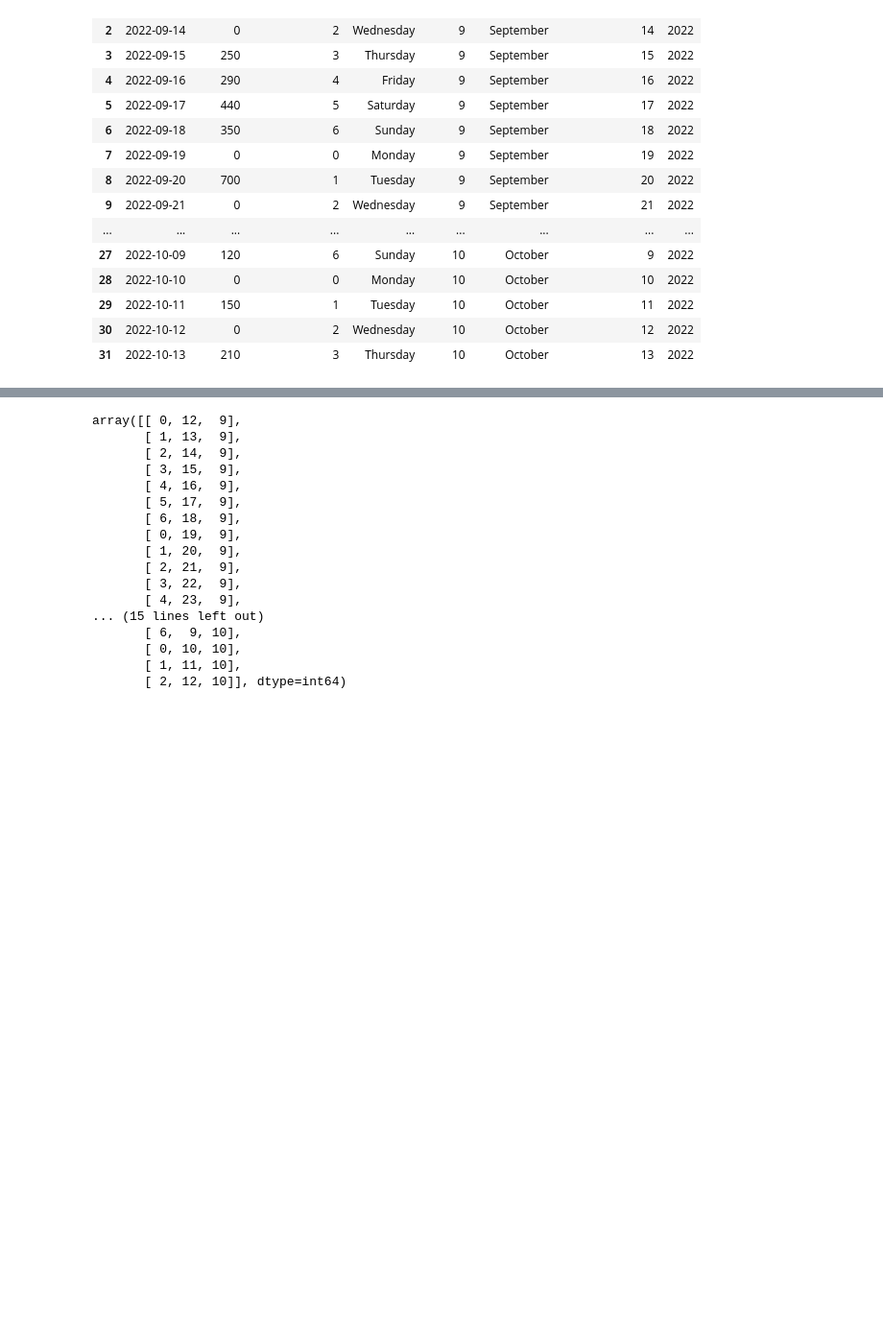
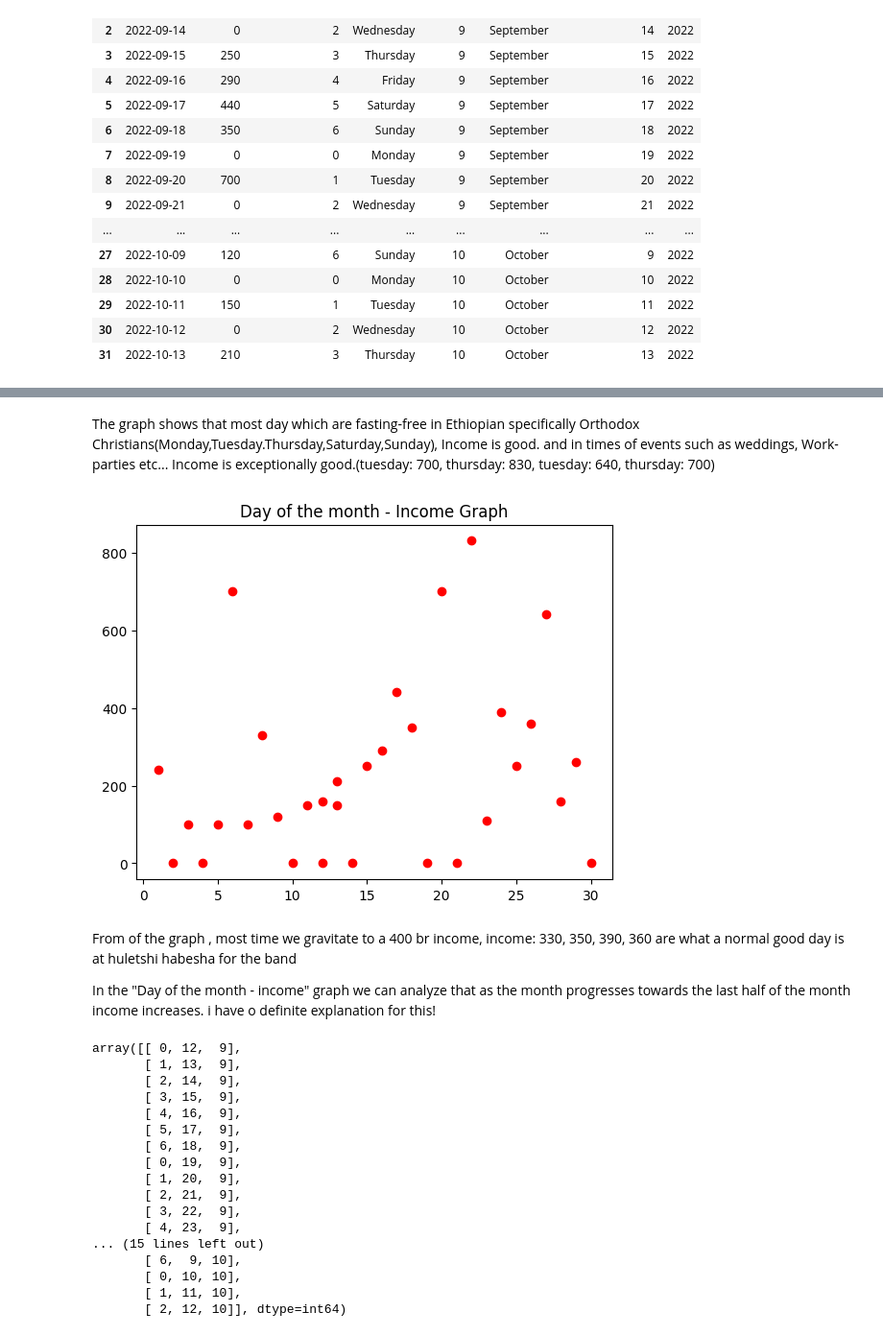
Before and after one commit to EyuaelB/huletshi_shilmat, a Jupyter notebook: shilmat_notebook.ipynb, the cells around one changed output, grey strips where cells are left out. Shown at 96% size. Cells and saved outputs as stored; diff of their text form; code cells hidden in the pictures; blank space fills up the shorter version.

```diff
--- a/shilmat_notebook.ipynb
+++ b/shilmat_notebook.ipynb
@@ -46 +67,13 @@ df
+# %% [markdown]
+The graph shows that most day which are fasting-free in Ethiopian specifically Orthodox Christians(Monday,Tuesday.Thursday,Saturday,Sunday), Income is good. and in times of events such as weddings, Work-parties etc... Income is exceptionally good.(tuesday: 700, thursday: 830, tuesday: 640, thursday: 700)
+# %%
+plt.scatter(df['DayOfTheMonth'].values,df['Income'].values,c="red")
+plt.title("Day of the month - Income Graph")
+plt.show()
+# %% [output]
+[figure, added]
+# %% [markdown]
+From of the graph , most time we gravitate to a 400 br income, income: 330, 350, 390, 360 are what a normal good day is at huletshi habesha for the band
+
+In the "Day of the month - income" graph we can analyze that as the month progresses towards the last half of the month income increases. i have o definite explanation for this!
 # %%
```
Also changed, not shown: parts of 3 cells of this notebook.
